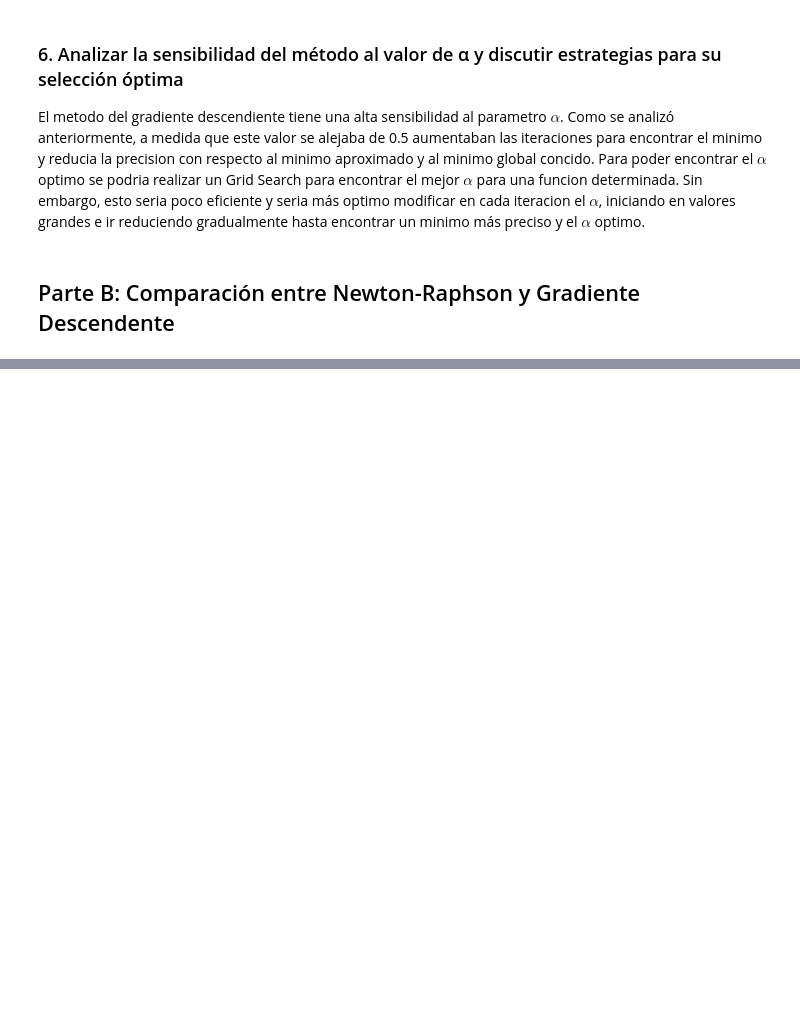
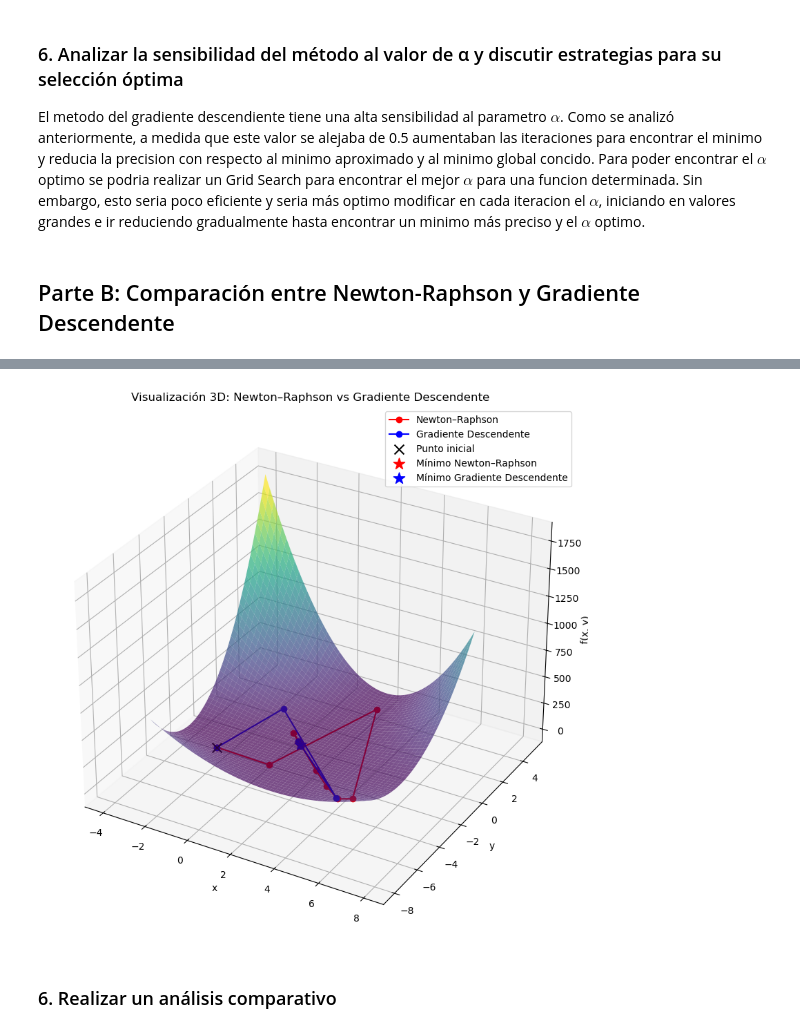
Before and after one commit to Mateo-Lopez83/labs_Mos_MateoLopez_IgnacioChaparro, a Jupyter notebook: lab3/Problema4.ipynb, the cells around one changed output, grey strips where cells are left out. Cells and saved outputs as stored; diff of their text form; code cells hidden in the pictures; blank space fills up the shorter version.

```diff
--- a/lab3/Problema4.ipynb
+++ b/lab3/Problema4.ipynb
@@ -191,0 +484,54 @@ El metodo del gradiente descendiente tiene una alta sensibilidad al parametro $\
+# %%
+from mpl_toolkits.mplot3d import Axes3D  # Para gráficos 3D
+
+# Crear una malla para graficar la superficie de f(x,y)
+x_range = np.linspace(-4, 6, 400)
+y_range = np.linspace(-5, 5, 400)
+X, Y = np.meshgrid(x_range, y_range)
+Z = f_func(X, Y)  # f_func es la función numérica de f(x,y) definida previamente
+
+fig = plt.figure(figsize=(12, 10))
+ax = fig.add_subplot(111, projection='3d')
+
+# Graficar la superficie
+surf = ax.plot_surface(X, Y, Z, cmap='viridis', alpha=0.7, edgecolor='none')
+
+# Convertir trayectorias a arreglos NumPy (si aún no lo están)
+newton_traj = np.array(newton_traj)
+gd_traj = np.array(gd_traj)
+
+# Trayectoria de Newton–Raphson
+x_newton = newton_traj[:, 0]
+y_newton = newton_traj[:, 1]
+z_newton = f_func(x_newton, y_newton)
+ax.plot(x_newton, y_newton, z_newton, marker='o', color='red', label='Newton–Raphson')
+
+# Trayectoria de Gradiente Descendente
+x_gd = gd_traj[:, 0]
+y_gd = gd_traj[:, 1]
+z_gd = f_func(x_gd, y_gd)
+ax.plot(x_gd, y_gd, z_gd, marker='o', color='blue', label='Gradiente Descendente')
+
+# Marcar el punto inicial
+init_z = f_func(initial_point[0], initial_point[1])
+ax.scatter(initial_point[0], initial_point[1], init_z, color='black', marker='x', s=100, label='Punto inicial')
+
+# Marcar los mínimos aproximados obtenidos por cada método
+newton_min_z = f_func(newton_result[0], newton_result[1])
+ax.scatter(newton_result[0], newton_result[1], newton_min_z, color='red', marker='*', s=150, label='Mínimo Newton–Raphson')
+
+gd_min_z = f_func(gd_result[0], gd_result[1])
+ax.scatter(gd_result[0], gd_result[1], gd_min_z, color='blue', marker='*', s=150, label='Mínimo Gradiente Descendente')
+
+# Etiquetas y título
+ax.set_xlabel('x')
+ax.set_ylabel('y')
+ax.set_zlabel('f(x, y)')
+ax.set_title('Visualización 3D: Newton–Raphson vs Gradiente Descendente')
+ax.legend()
+
+plt.show()
+# %% [output]
+[figure, added]
+# %% [markdown]
+### 6. Realizar un análisis comparativo
```
Also changed, not shown: parts of 27 cells of this notebook.
